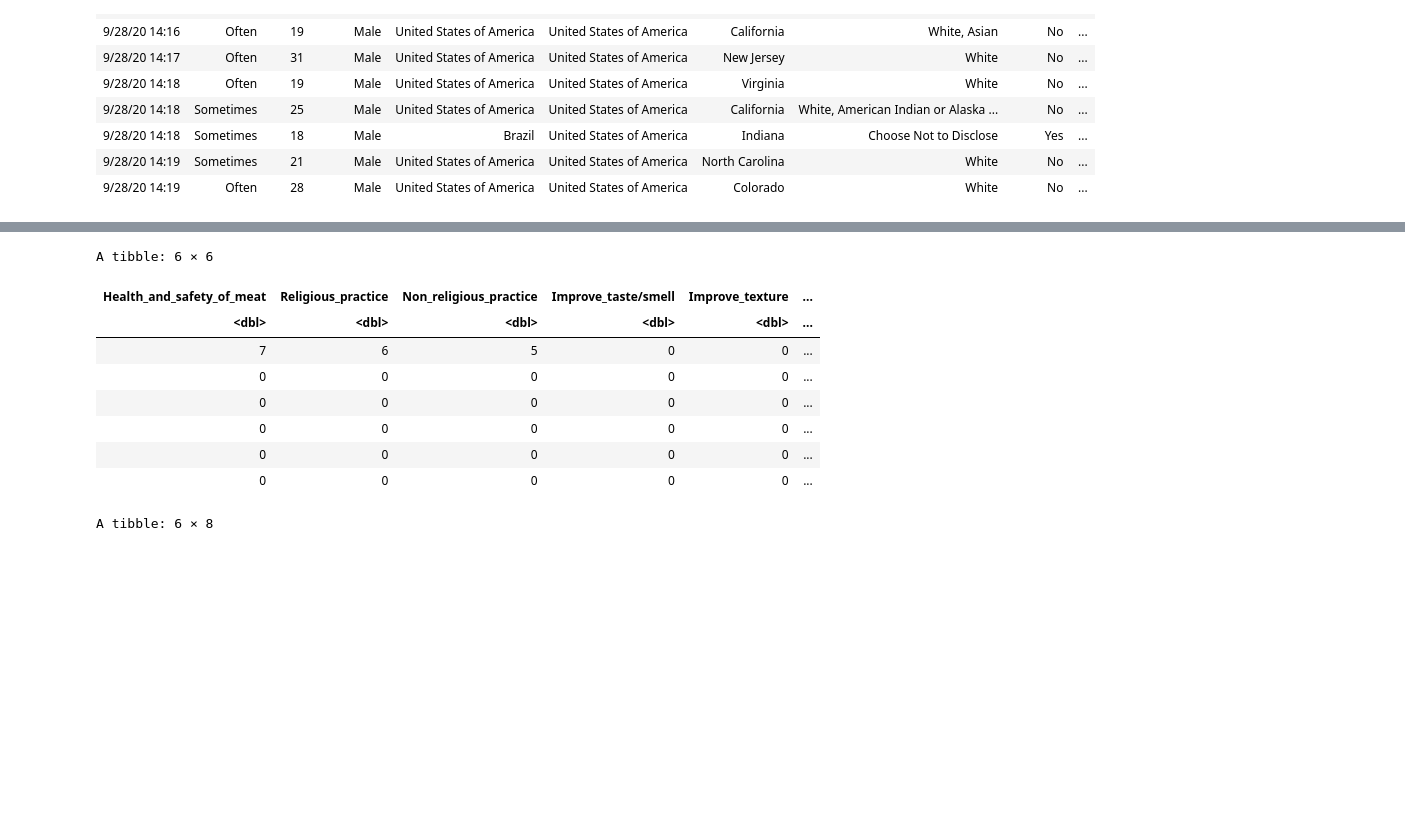
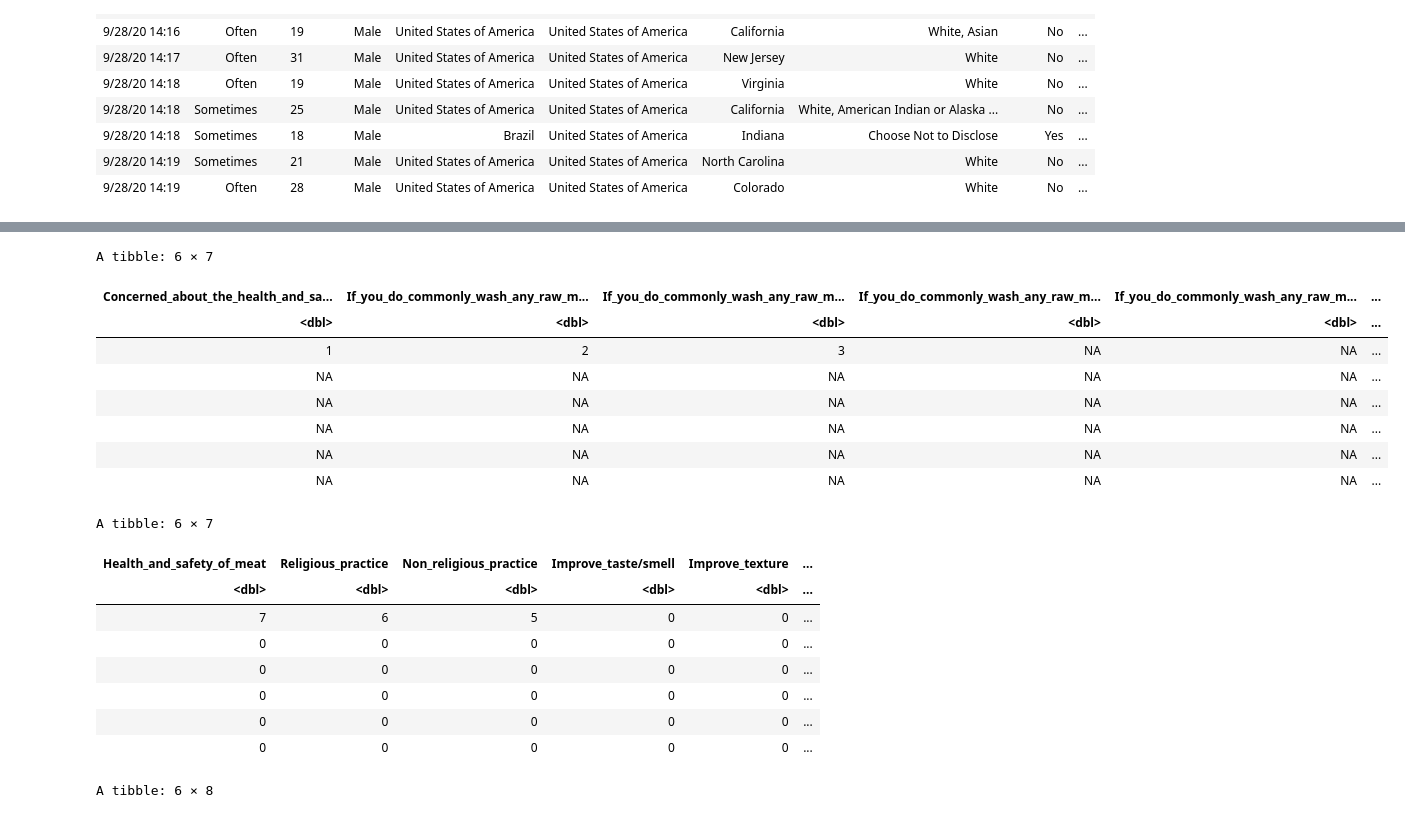
Before and after one commit to shirlz8/MeatWashingHabits, a Jupyter notebook: data/R.ipynb, the cells around one changed output, grey strips where cells are left out. Saved outputs shown, nothing was run; the diff lists cells and outputs as text; code cells hidden in the pictures; blank space fills up the shorter version.

```diff
--- a/data/R.ipynb
+++ b/data/R.ipynb
@@ -263,32 +245,64 @@ A tibble: 6 × 5
 # %%
-colnames(data)[35] <- "Concerned_about_the_health_and_safety_of_the_meat"
-colnames(data)[40] <- "Trying_to_improve_the_appearance_of_the_meat"
+# colnames(data)[35] <- "Concerned_about_the_health_and_safety_of_the_meat"
+# colnames(data)[40] <- "Trying_to_improve_the_appearance_of_the_meat"
 
-data_wash_why <- select(data, Concerned_about_the_health_and_safety_of_the_meat:Trying_to_improve_the_appearance_of_the_meat)
+# data_wash_why <- select(data, Concerned_about_the_health_and_safety_of_the_meat:Trying_to_improve_the_appearance_of_the_meat)
 
-colnames(data_wash_why) <- c("Health_and_safety_of_meat", "Religious_practice", "Non_religious_practice", "Improve_taste/smell",
-                             "Improve_texture", "Improve_appearance")
+# colnames(data_wash_why) <- c("Health_and_safety_of_meat", "Religious_practice", "Non_religious_practice", "Improve_taste/smell",
+#                              "Improve_texture", "Improve_appearance")
 
-data_wash_why <- replace(data_wash_why, is.na(data_wash_why), 0) %>%
-                    replace(data_wash_why == 1, 7) %>%
-                    replace(data_wash_why == 2, 6) %>%
-                    replace(data_wash_why == 3, 5) %>%
-                    replace(data_wash_why == 5, 3) %>%
-                    replace(data_wash_why == 6, 2) %>%
-                    replace(data_wash_why == 7, 1)
+# data_wash_why <- replace(data_wash_why, is.na(data_wash_why), 0) %>%
+#                     replace(data_wash_why == 1, 7) %>%
+#                     replace(data_wash_why == 2, 6) %>%
+#                     replace(data_wash_why == 3, 5) %>%
+#                     replace(data_wash_why == 5, 3) %>%
+#                     replace(data_wash_why == 6, 2) %>%
+#                     replace(data_wash_why == 7, 1)
 
 
-head(data_wash_why)
+# head(data_wash_why)
+
+
+colnames(data)[35] <- "Concerned_about_the_health_and_safety_of_the_meat"
+colnames(data)[41] <- "Wash_reason_other"
+
+data_wash_why_other <- select(data, Concerned_about_the_health_and_safety_of_the_meat:Wash_reason_other)
+
+head(data_wash_why_other)
+
+colnames(data_wash_why_other) <- c("Health_and_safety_of_meat", "Religious_practice", "Non_religious_practice", "Improve_taste/smell",
+                             "Improve_texture", "Improve_appearance", "Other")
+
+data_wash_why_other <- replace(data_wash_why_other, is.na(data_wash_why_other), 0) %>%
+                    replace(data_wash_why_other == 1, 7) %>%
+                    replace(data_wash_why_other == 2, 6) %>%
+                    replace(data_wash_why_other == 3, 5) %>%
+                    replace(data_wash_why_other == 5, 3) %>%
+                    replace(data_wash_why_other == 6, 2) %>%
+                    replace(data_wash_why_other == 7, 1)
+
+
+head(data_wash_why_other)
+data_wash_why <- data_wash_why_other
 # %% [output]
-A tibble: 6 × 6
+A tibble: 6 × 7
-| Health_and_safety_of_meat | Religious_practice | Non_religious_practice | Improve_taste/smell | Improve_texture | ... |
+| Concerned_about_the_health_and_sa... | If_you_do_commonly_wash_any_raw_m... | If_you_do_commonly_wash_any_raw_m... | If_you_do_commonly_wash_any_raw_m... | If_you_do_commonly_wash_any_raw_m... | ... |
 | <dbl> | <dbl> | <dbl> | <dbl> | <dbl> | ... |
-| 7 | 6 | 5 | 0 | 0 | ... |
-| 0 | 0 | 0 | 0 | 0 | ... |
-| 0 | 0 | 0 | 0 | 0 | ... |
-| 0 | 0 | 0 | 0 | 0 | ... |
-| 0 | 0 | 0 | 0 | 0 | ... |
-| 0 | 0 | 0 | 0 | 0 | ... |
+| 1 | 2 | 3 | NA | NA | ... |
+| NA | NA | NA | NA | NA | ... |
+| NA | NA | NA | NA | NA | ... |
+| NA | NA | NA | NA | NA | ... |
+| NA | NA | NA | NA | NA | ... |
+| NA | NA | NA | NA | NA | ... |
+A tibble: 6 × 7
+| Health_and_safety_of_meat | Religious_practice | Non_religious_practice | Improve_taste/smell | Improve_texture | ... |
+| <dbl> | <dbl> | <dbl> | <dbl> | <dbl> | ... |
+| 7 | 6 | 5 | 0 | 0 | ... |
+| 0 | 0 | 0 | 0 | 0 | ... |
+| 0 | 0 | 0 | 0 | 0 | ... |
+| 0 | 0 | 0 | 0 | 0 | ... |
+| 0 | 0 | 0 | 0 | 0 | ... |
+| 0 | 0 | 0 | 0 | 0 | ... |
 # %%
 colnames(data)[43] <- "Remove_Pathogens"
 colnames(data)[50] <- "Remove_Meat_Juice"
```
Also changed, not shown: parts of 5 cells of this notebook, 2 other files.
